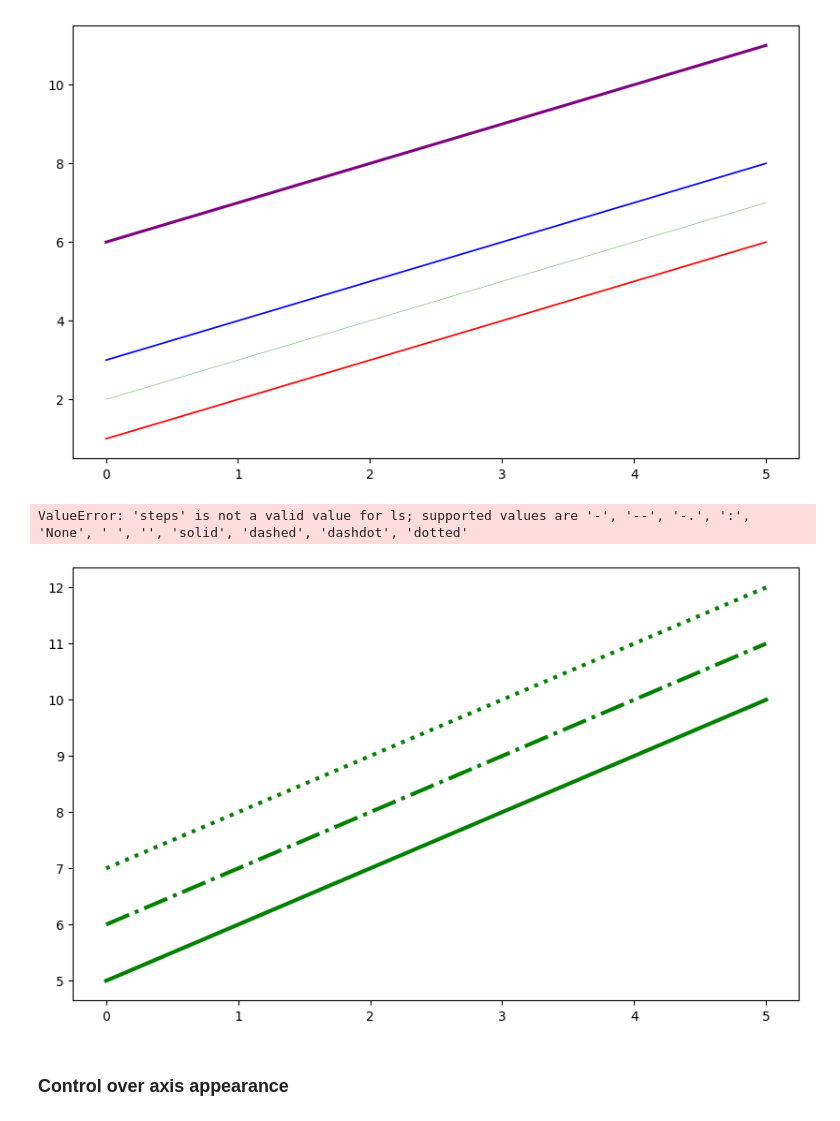
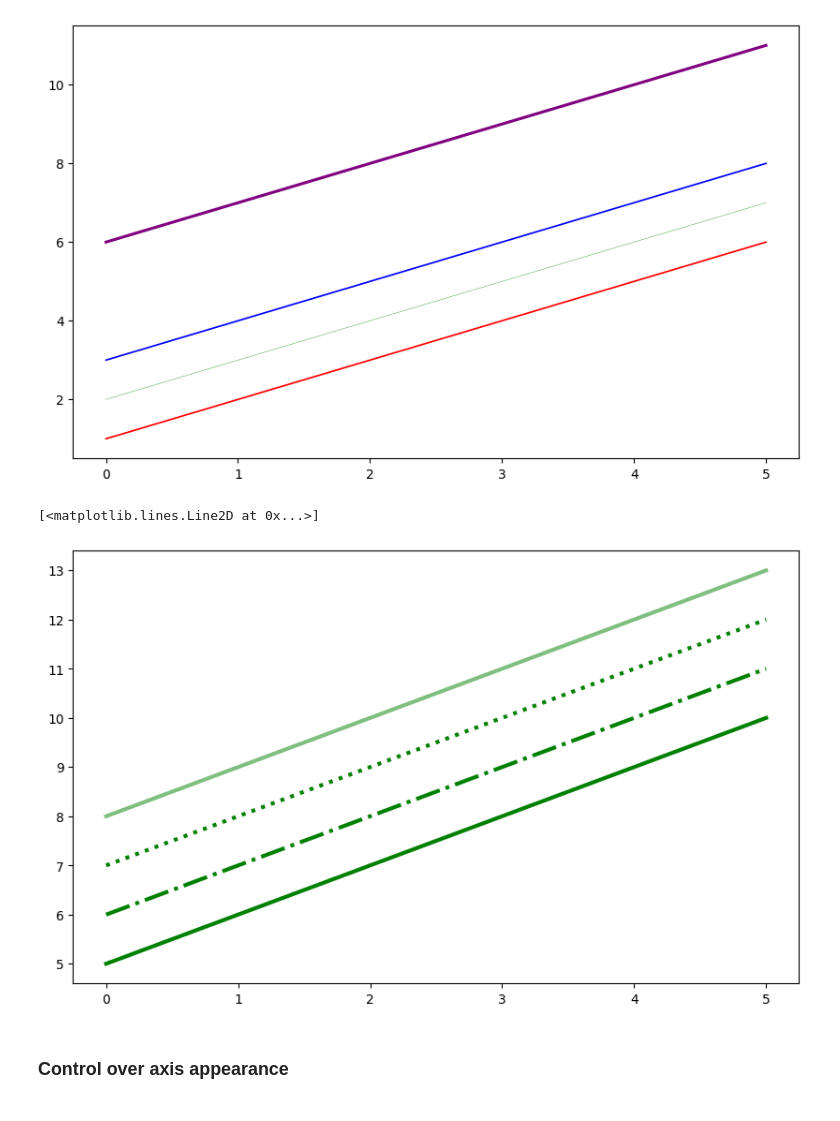
Before and after one commit to Danielcoffee/data_scientist_bootcamp, a Jupyter notebook: 05-Data-Visualization-with-Matplotlib/01-Matplotlib Concepts Lecture.ipynb, the cells around one changed output. Saved outputs shown, nothing was run; the diff lists cells and outputs as text; code cells hidden in the pictures.

```diff
--- a/05-Data-Visualization-with-Matplotlib/01-Matplotlib Concepts Lecture.ipynb
+++ b/05-Data-Visualization-with-Matplotlib/01-Matplotlib Concepts Lecture.ipynb
@@ -385,14 +385,15 @@ ax.plot(x, x+3, color="blue", lw=1.25)
 # %%
 
 fig, ax = plt.subplots(figsize=(10,6))
 # possible linestype options ‘-‘, ‘–’, ‘-.’, ‘:’, ‘steps’
 ax.plot(x, x+5, color="green", lw=3, linestyle='-')
 ax.plot(x, x+6, color="green", lw=3, ls='-.')
 ax.plot(x, x+7, color="green", lw=3, ls=':')
-ax.plot(x, x+8, color="green", lw=3, ls='steps')
+ax.plot(x, x+8, color="green", lw=3, alpha=0.5)
+#alpha = transperance
 # %% [output]
-ValueError: 'steps' is not a valid value for ls; supported values are '-', '--', '-.', ':', 'None', ' ', '', 'solid', 'dashed', 'dashdot', 'dotted'
+[<matplotlib.lines.Line2D at 0x...>]
-[figure, old version]
+[figure, new version]
 # %%
 
 # custom dash
```
